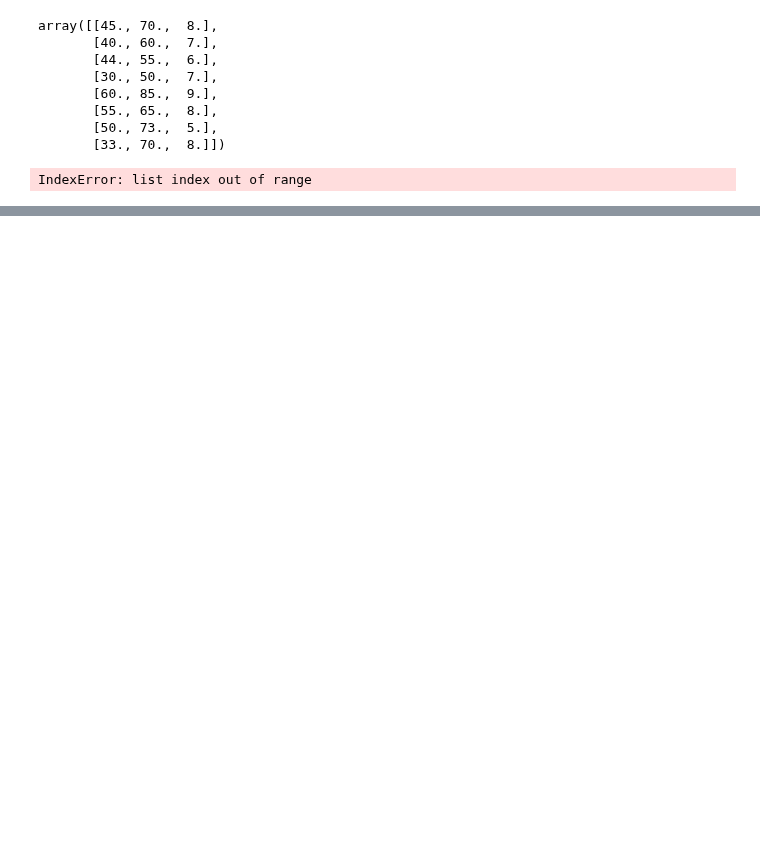
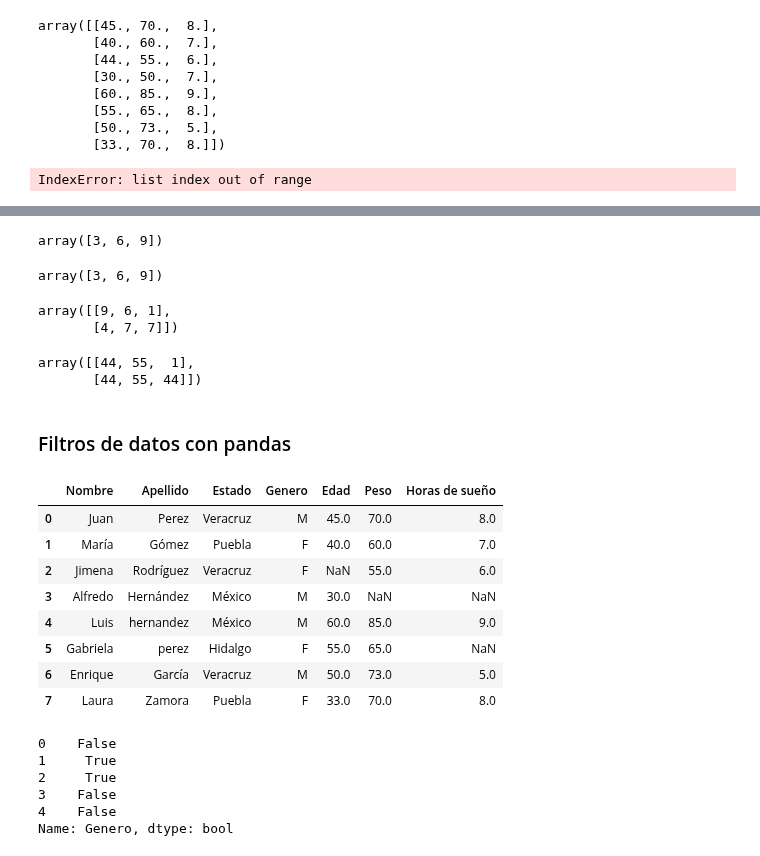
Before and after one commit to igomezv/DataScienceIntermedio, a Jupyter notebook: 1. Limpieza de datos.ipynb, the cells around one changed output, grey strips where cells are left out. Saved outputs shown, nothing was run; the diff lists cells and outputs as text; code cells hidden in the pictures; blank space fills up the shorter version.

```diff
--- a/1. Limpieza de datos.ipynb
+++ b/1. Limpieza de datos.ipynb
@@ -190,0 +370,45 @@ IndexError: list index out of range
+# %%
+np.extract(condition, array)
+# %% [output]
+array([3, 6, 9])
+# %%
+array[condition]
+# %% [output]
+array([3, 6, 9])
+# %%
+arr = np.random.randint(1, 10, (2,3))
+arr
+# %% [output]
+array([[9, 6, 1],
+       [4, 7, 7]])
+# %%
+np.place(arr, arr>5, [44, 55])
+arr
+# %% [output]
+array([[44, 55,  1],
+       [44, 55, 44]])
+# %% [markdown]
+### Filtros de datos con pandas
+# %%
+df = pd.read_csv('datasets/faltantes.csv')
+df
+# %% [output]
+|  | Nombre | Apellido | Estado | Genero | Edad | Peso | Horas de sueño |
+| 0 | Juan | Perez | Veracruz | M | 45.0 | 70.0 | 8.0 |
+| 1 | María | Gómez | Puebla | F | 40.0 | 60.0 | 7.0 |
+| 2 | Jimena | Rodríguez | Veracruz | F | NaN | 55.0 | 6.0 |
+| 3 | Alfredo | Hernández | México | M | 30.0 | NaN | NaN |
+| 4 | Luis | hernandez | México | M | 60.0 | 85.0 | 9.0 |
+| 5 | Gabriela | perez | Hidalgo | F | 55.0 | 65.0 | NaN |
+| 6 | Enrique | García | Veracruz | M | 50.0 | 73.0 | 5.0 |
+| 7 | Laura | Zamora | Puebla | F | 33.0 | 70.0 | 8.0 |
+# %%
+femenino = df['Genero'] == 'F'
+femenino.head()
+# %% [output]
+0    False
+1     True
+2     True
+3    False
+4    False
+Name: Genero, dtype: bool
```
Also changed, not shown: parts of 38 cells of this notebook, 3 other files.
